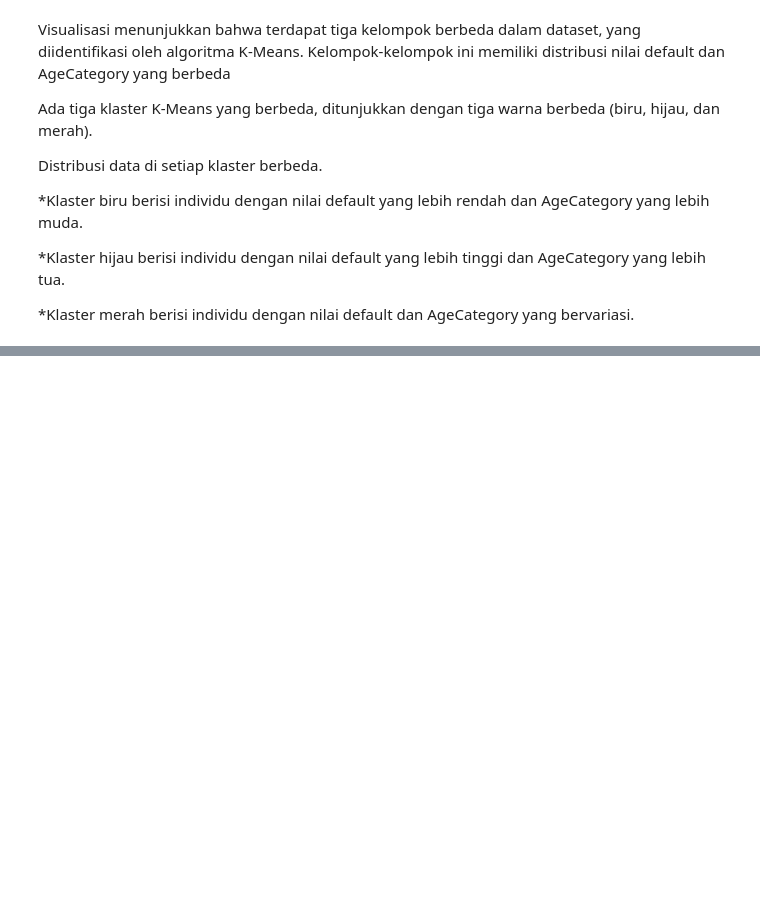
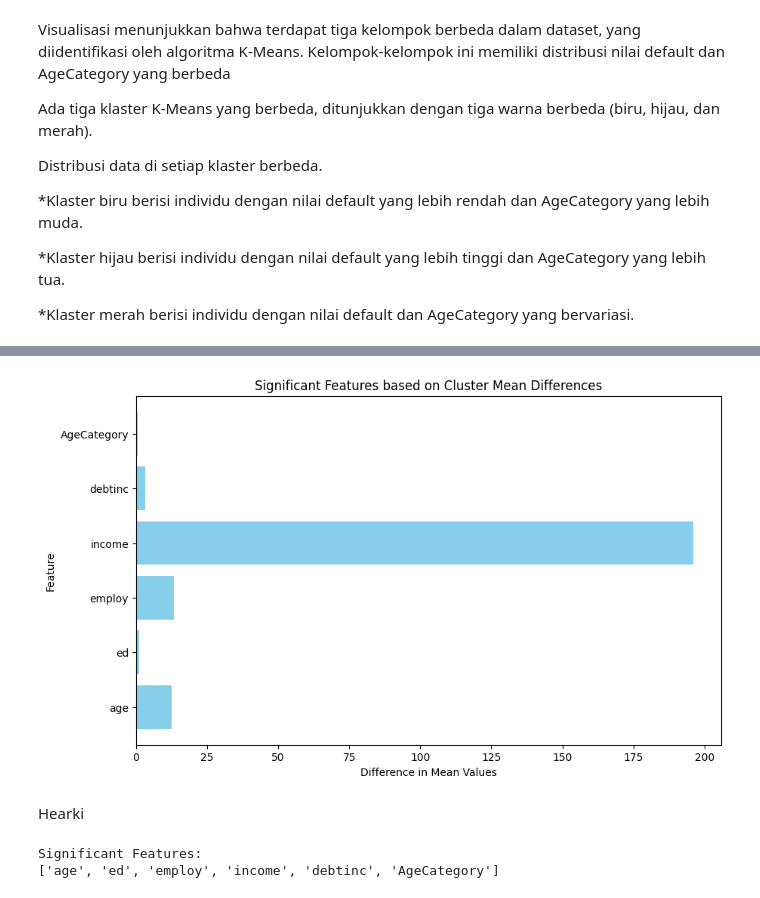
Before and after one commit to sitisolikahyosikarinda/DATMIN, a Jupyter notebook: Mini_Project.ipynb, the cells around one changed output, grey strips where cells are left out. Cells and saved outputs as stored; diff of their text form; code cells hidden in the pictures; blank space fills up the shorter version.

```diff
--- a/Mini_Project.ipynb
+++ b/Mini_Project.ipynb
@@ -714,0 +885,29 @@ Distribusi data di setiap klaster berbeda.
+# %%
+from sklearn.cluster import KMeans
+import pandas as pd
+
+# Inisialisasi model klastering
+kmeans = KMeans(n_clusters=3)
+
+# Melakukan klastering pada data
+cluster_labels = kmeans.fit_predict(data_for_clustering)
+
+# Menambahkan label kluster ke dalam DataFrame
+data_with_clusters = pd.DataFrame(data_for_clustering, columns=x_final.columns)
+data_with_clusters['Cluster'] = cluster_labels
+
+# Menghitung rata-rata nilai fitur untuk setiap kluster
+cluster_means = data_with_clusters.groupby('Cluster').mean()
+
+# Mendefinisikan threshold
+threshold = 0.5
+
+# Memilih fitur dengan perbedaan nilai rata-rata yang signifikan antara kluster
+significant_features = []
+for feature in cluster_means.columns:
+    cluster_diff = cluster_means[feature].max() - cluster_means[feature].min()
+    if cluster_diff > threshold:
+        significant_features.append(feature)
+
+print("Significant Features:")
+print(significant_features)
@@ -714,0 +918,46 @@ Distribusi data di setiap klaster berbeda.
+# %%
+import matplotlib.pyplot as plt
+
+# Visualisasi fitur-fitur signifikan
+plt.figure(figsize=(10, 6))
+plt.barh(significant_features, [cluster_means[feature].max() - cluster_means[feature].min() for feature in significant_features], color='skyblue')
+plt.xlabel('Difference in Mean Values')
+plt.ylabel('Feature')
+plt.title('Significant Features based on Cluster Mean Differences')
+plt.show()
+# %% [output]
+[figure, added]
+# %% [markdown]
+Hearki
+# %%
+from sklearn.cluster import AgglomerativeClustering
+import pandas as pd
+
+# Inisialisasi model klastering hirarkis
+agg_clustering = AgglomerativeClustering(n_clusters=3)
+
+# Melakukan klastering hirarkis pada data
+cluster_labels = agg_clustering.fit_predict(data_for_clustering)
+
+# Menambahkan label kluster ke dalam DataFrame
+data_with_clusters = pd.DataFrame(data_for_clustering, columns=x_final.columns)
+data_with_clusters['Cluster'] = cluster_labels
+
+# Menghitung rata-rata nilai fitur untuk setiap kluster
+cluster_means = data_with_clusters.groupby('Cluster').mean()
+
+# Mendefinisikan threshold
+threshold = 0.5
+
+# Memilih fitur dengan perbedaan nilai rata-rata yang signifikan antara kluster
+significant_features = []
+for feature in cluster_means.columns:
+    cluster_diff = cluster_means[feature].max() - cluster_means[feature].min()
+    if cluster_diff > threshold:
+        significant_features.append(feature)
+
+print("Significant Features:")
+print(significant_features)
+# %% [output]
+Significant Features:
+['age', 'ed', 'employ', 'income', 'debtinc', 'AgeCategory']
```
Also changed, not shown: parts of 36 cells of this notebook.
